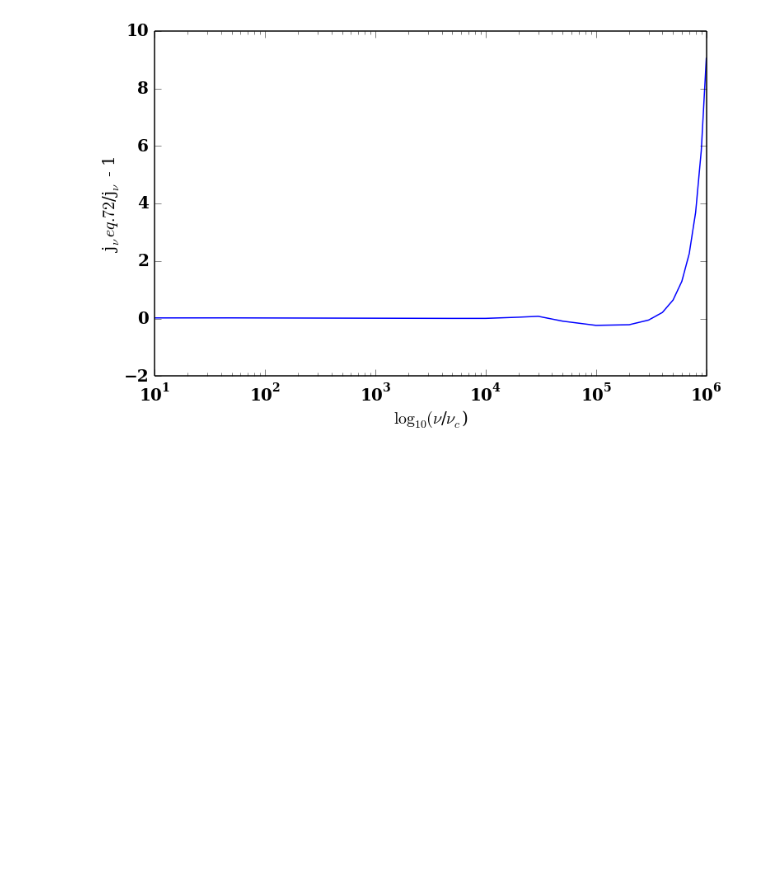
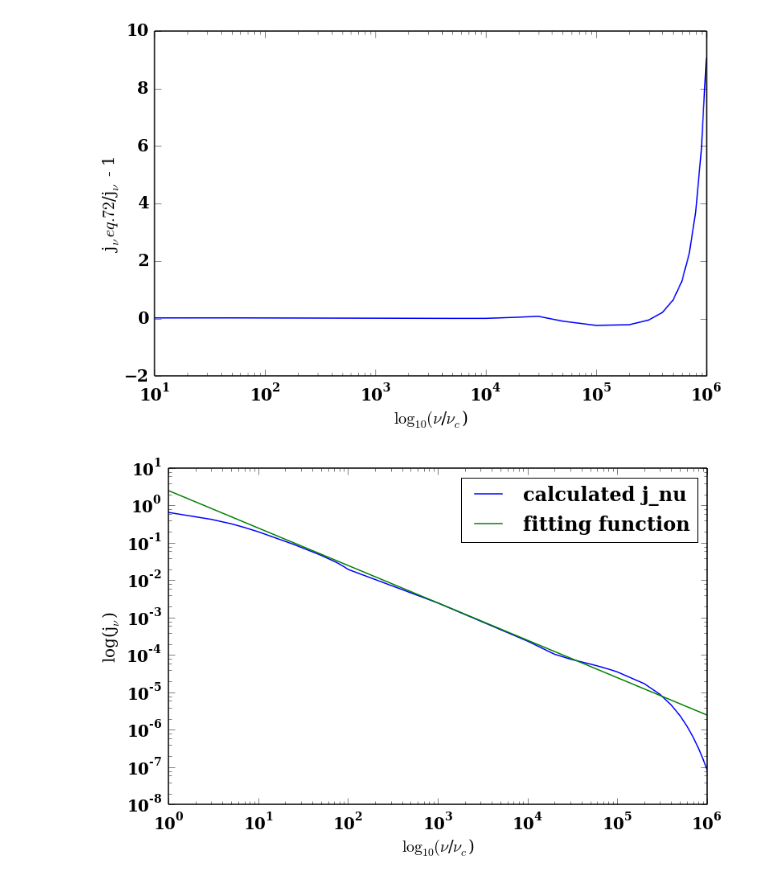
Before and after one commit to aapandy2/kappa_distributions, a Jupyter notebook: jnu_calculator_thermal.ipynb, the cells around one changed output. Drawn from its saved outputs; the diff is of its cells as text; code cells hidden in the pictures; blank space fills up the shorter version.

Commit message:
added kappa distribution and plotted against MJ j_nu and fitting function for MJ j_nu

```diff
--- a/jnu_calculator_thermal.ipynb
+++ b/jnu_calculator_thermal.ipynb
@@ -404,3 +422,27 @@ pl.semilogx(nu_ratio, error)
 # %% [output]
 [<matplotlib.lines.Line2D at 0x...>]
 [figure]
+# %%
+#plotting power law j_nu
+
+#nu_ratio = nu/nu_c
+nu_ratio = np.arange(1., 1e6, 1.)
+
+def analytic_soln_eq_58(nu_ratio):
+    prefactor = n_e_NT*(e**2.*nu_c)/c*(3.**(p/2.)*(p-1.)*np.sin(theta))/(2.*(p+1.)*(gamma_min**(1.-p)-gamma_max**(1.-p)))
+    gamma_fns = special.gamma((3. * p - 1.)/12.) * special.gamma((3. * p + 19.)/12.)
+    ans = prefactor * gamma_fns * (nu_ratio/(np.sin(theta)))**(-(p - 1.)/2.)
+    return ans
+
+data = np.loadtxt('/home/alex/Documents/jnu_power_law.txt')
+pl.xlabel("$\\log_{10}(\\nu$/$\\nu_c$)")
+pl.ylabel("log(j$_\\nu$)")
+
+
+
+pl.loglog(data[:, 0], data[:, 1], label='calculated j_nu')
+pl.loglog(nu_ratio, analytic_soln_eq_58(nu_ratio), label='fitting function')
+pl.legend()
+pl.show()
+# %% [output]
+[figure, added]
```
Also changed, not shown: parts of 4 cells of this notebook, 1 other file.
